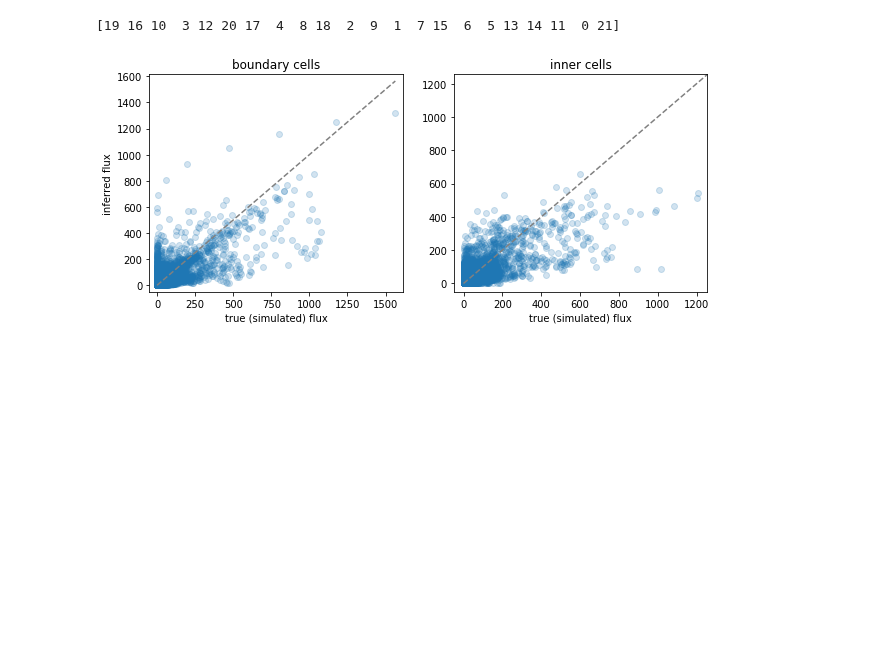
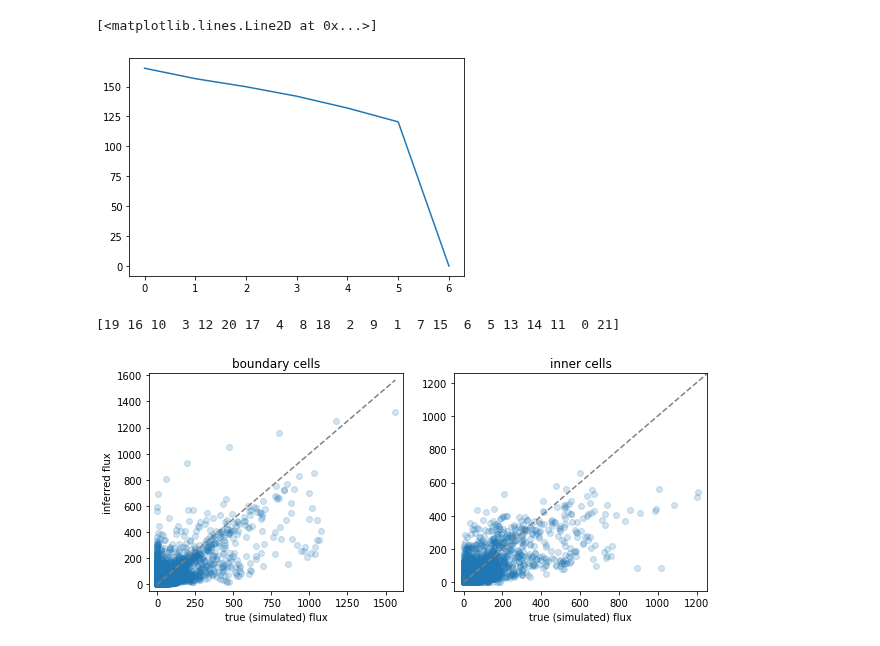
Before and after one commit to FionaLippert/birdMigration, a Jupyter notebook: notebooks/ML_models.ipynb, the cells around one changed output. Saved outputs shown, nothing was run; the diff lists cells and outputs as text; code cells hidden in the pictures; blank space fills up the shorter version.

Commit message:
fix predict

```diff
--- a/notebooks/ML_models.ipynb
+++ b/notebooks/ML_models.ipynb
@@ -31,6 +31,23 @@ with open(osp.join(result_path, 'radar_index.pickle'), 'rb') as f:
 voronoi = gpd.read_file('/home/fiona/birdMigration/data/raw/radar/fall/2015/voronoi.shp').to_crs(epsg='4326')
 N = len(radar_index)
 bird_scale = 2000
+# %%
+df = pd.read_csv(osp.join(result_path, 'model_predictions.csv'))
+# %%
+T = 7
+
+losses = []
+for r in voronoi.radar:
+    gt = df[df.radar==r].vid.to_numpy()
+    mlp = df[df.radar==r].mlp.to_numpy()
+    gt = np.stack([gt[night[:T]] for night in nights])
+    mlp = np.stack([mlp[night[:T]] for night in nights])
+    losses.append(np.square(gt - mlp))
+rmse = np.sqrt(np.concatenate(losses, axis=0).mean(0))
+plt.plot(rmse)
+# %% [output]
+[<matplotlib.lines.Line2D at 0x...>]
+[figure, added]
 # %%
 ml_fluxes = []
 abm_fluxes = []
```
Also changed, not shown: 1 other file.
